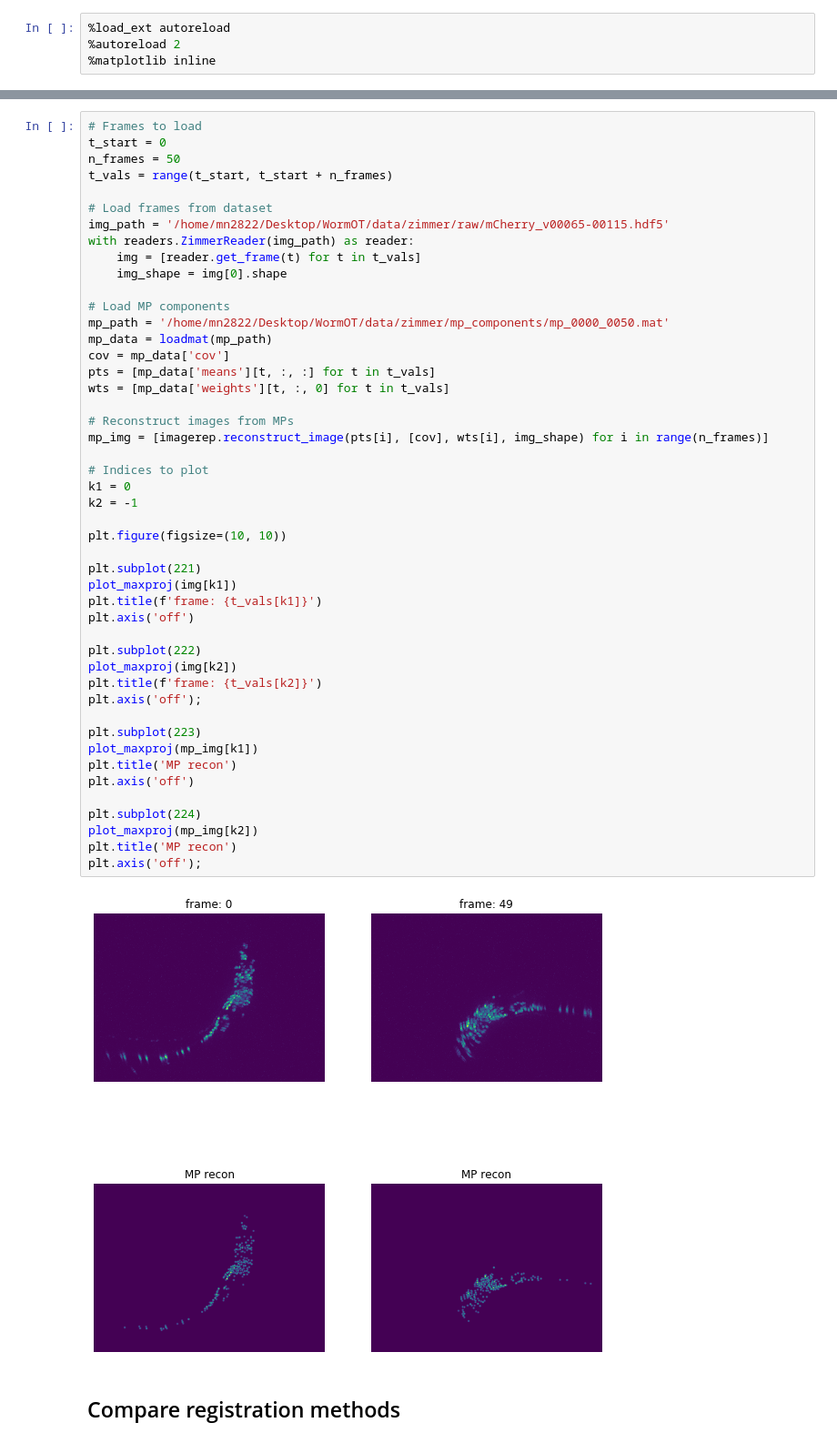
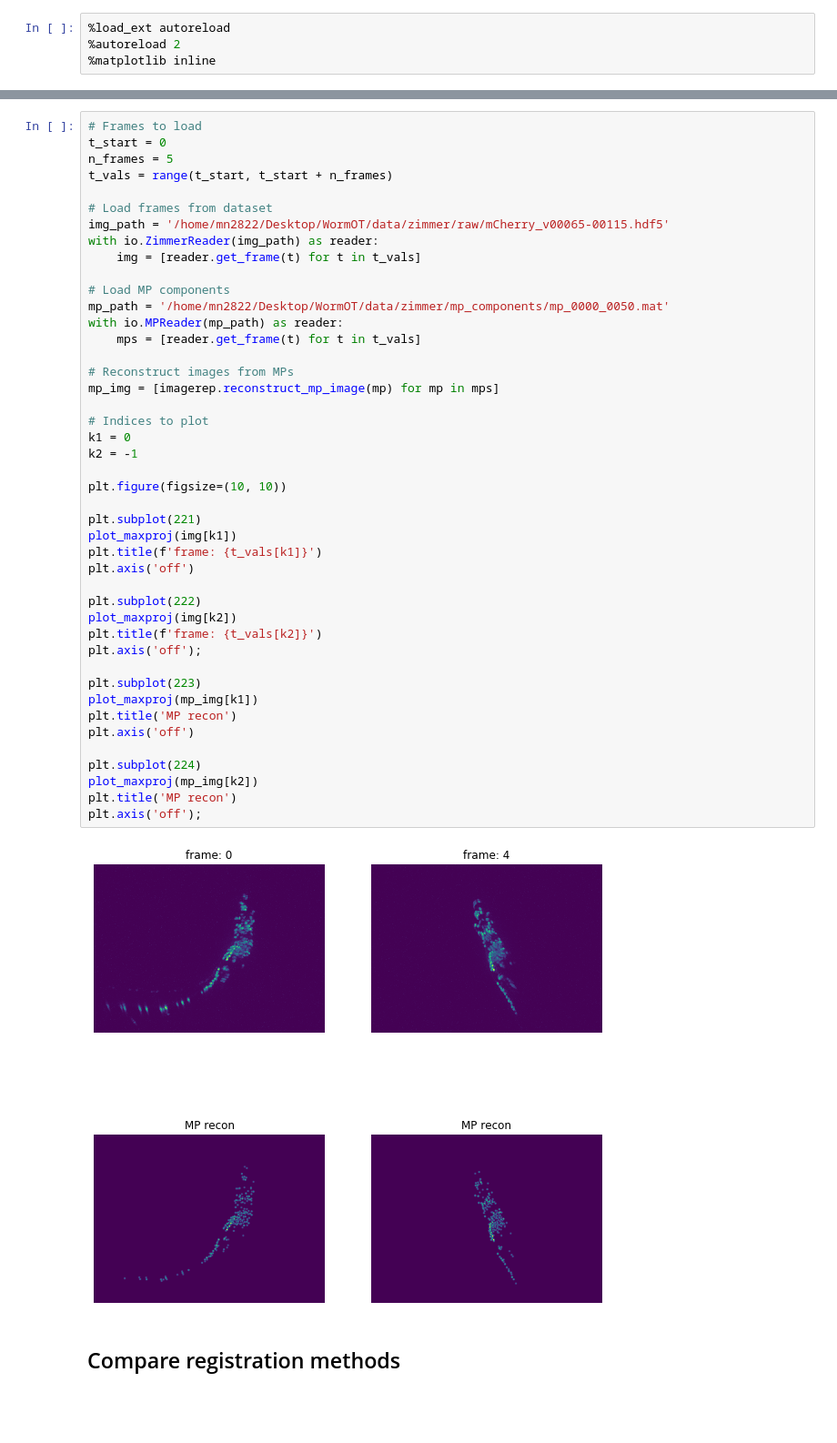
Before and after one commit to evarol/ot_tracking, a Jupyter notebook: python/notebooks/image_registration/multi_frame/04_compare_gw_ot.ipynb, the cells around one changed output, grey strips where cells are left out. Shown at 91% size. Drawn from its saved outputs; the diff is of its cells as text; blank space fills up the shorter version.

Commit message:
Incorporated new way of handling MPs (via ImageMP class) into all notebooks

```diff
--- a/python/notebooks/image_registration/multi_frame/04_compare_gw_ot.ipynb
+++ b/python/notebooks/image_registration/multi_frame/04_compare_gw_ot.ipynb
@@ -141,52 +21,49 @@ def gw_registration(pts_1, pts_2, wts_1, wts_2, degree, n_iter):
 # %%
 # Frames to load
 t_start = 0
-n_frames = 50
+n_frames = 5
 t_vals = range(t_start, t_start + n_frames)
 
 # Load frames from dataset
 img_path = '/home/mn2822/Desktop/WormOT/data/zimmer/raw/mCherry_v00065-00115.hdf5'
-with readers.ZimmerReader(img_path) as reader:
+with io.ZimmerReader(img_path) as reader:
     img = [reader.get_frame(t) for t in t_vals]
-    img_shape = img[0].shape
 
 # Load MP components
 mp_path = '/home/mn2822/Desktop/WormOT/data/zimmer/mp_components/mp_0000_0050.mat'
-mp_data = loadmat(mp_path)
-cov = mp_data['cov']
-pts = [mp_data['means'][t, :, :] for t in t_vals]
-wts = [mp_data['weights'][t, :, 0] for t in t_vals]
+with io.MPReader(mp_path) as reader:
+    mps = [reader.get_frame(t) for t in t_vals]
 
 # Reconstruct images from MPs
-mp_img = [imagerep.reconstruct_image(pts[i], [cov], wts[i], img_shape) for i in range(n_frames)]
+mp_img = [imagerep.reconstruct_mp_image(mp) for mp in mps]
 
 # Indices to plot
 k1 = 0
 k2 = -1
 
 plt.figure(figsize=(10, 10))
 
 plt.subplot(221)
 plot_maxproj(img[k1])
 plt.title(f'frame: {t_vals[k1]}')
 plt.axis('off')
 
 plt.subplot(222)
 plot_maxproj(img[k2])
 plt.title(f'frame: {t_vals[k2]}')
 plt.axis('off');
 
 plt.subplot(223)
 plot_maxproj(mp_img[k1])
 plt.title('MP recon')
 plt.axis('off')
 
 plt.subplot(224)
 plot_maxproj(mp_img[k2])
 plt.title('MP recon')
 plt.axis('off');
 # %% [output]
-[figure, old version]
+[figure, new version]
 # %% [markdown]
 ## Compare registration methods
 # %% [markdown]
```
Also changed, not shown: parts of 10 cells of this notebook, 32 other files.
